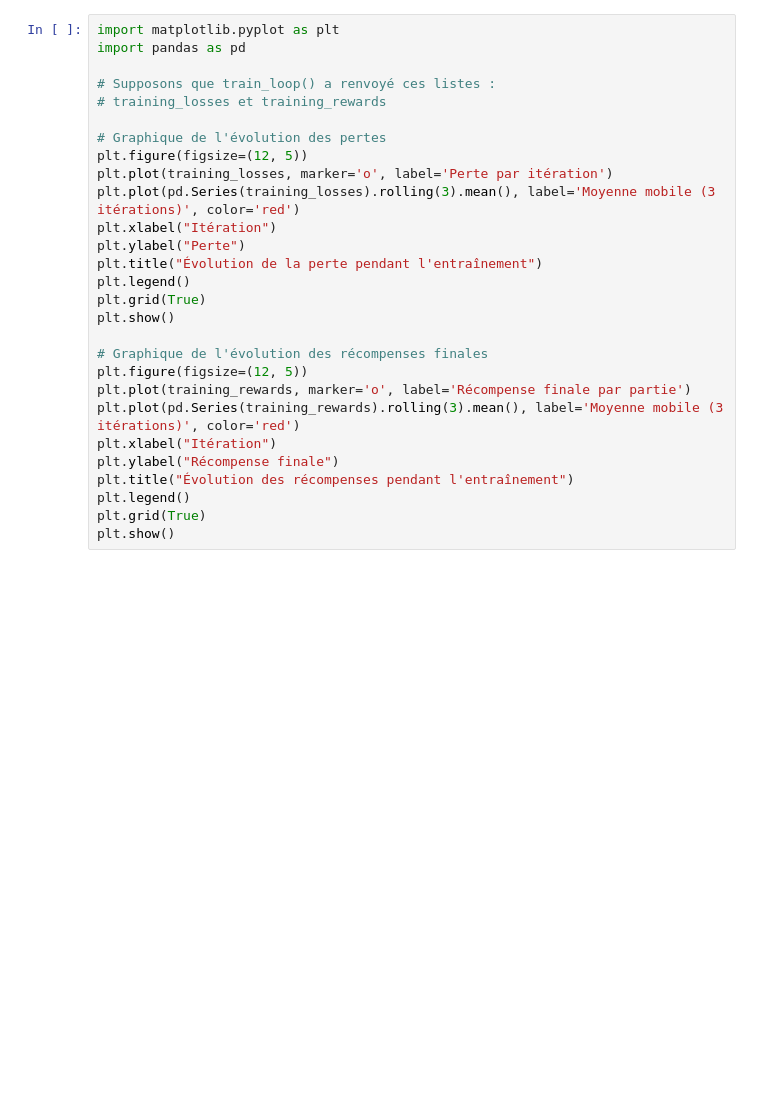
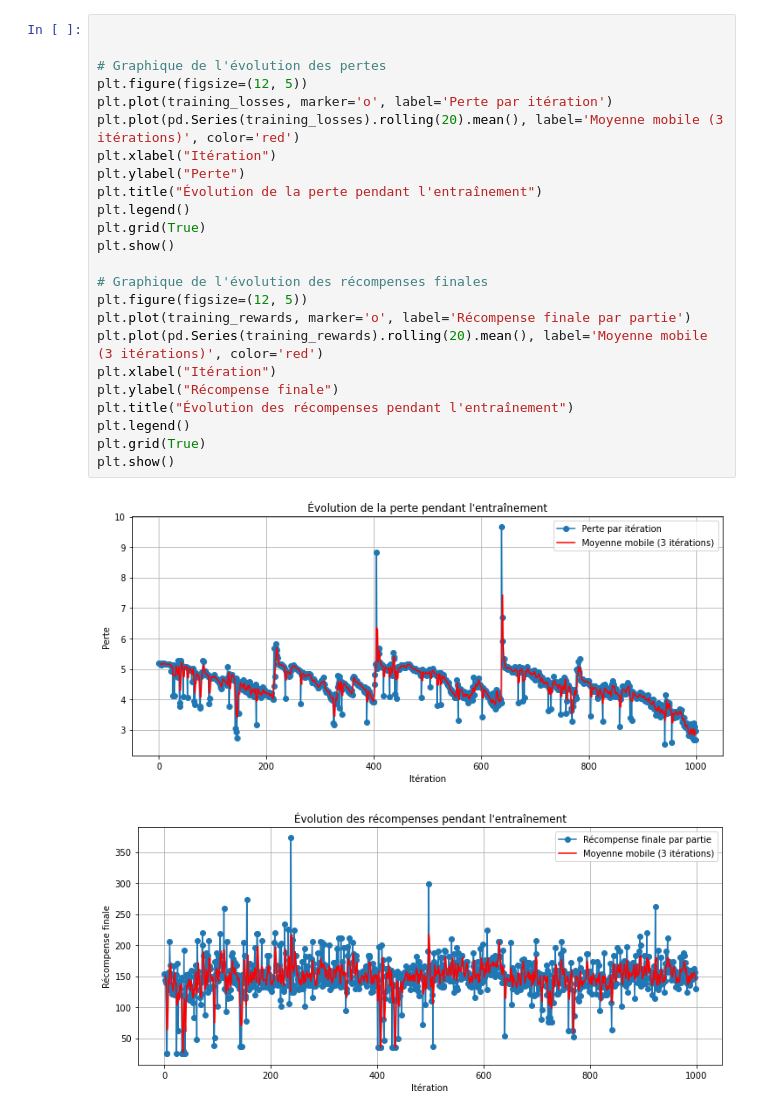
Before and after one commit to AubinSeptier/gymnasium-agents, a Jupyter notebook: src/main_ag.ipynb, the cells around one changed output. Saved outputs shown, nothing was run; the diff lists cells and outputs as text; blank space fills up the shorter version.

Commit message:
main to train alphazero

```diff
--- a/src/main_ag.ipynb
+++ b/src/main_ag.ipynb
@@ -343,29 +287,28 @@ def visualize_game(agent1, agent2, delay=0.5):
 # %%
-import matplotlib.pyplot as plt
-import pandas as pd
 
-# Supposons que train_loop() a renvoyé ces listes :
-# training_losses et training_rewards
 
 # Graphique de l'évolution des pertes
 plt.figure(figsize=(12, 5))
 plt.plot(training_losses, marker='o', label='Perte par itération')
-plt.plot(pd.Series(training_losses).rolling(3).mean(), label='Moyenne mobile (3 itérations)', color='red')
+plt.plot(pd.Series(training_losses).rolling(20).mean(), label='Moyenne mobile (3 itérations)', color='red')
 plt.xlabel("Itération")
 plt.ylabel("Perte")
 plt.title("Évolution de la perte pendant l'entraînement")
 plt.legend()
 plt.grid(True)
 plt.show()
 
 # Graphique de l'évolution des récompenses finales
 plt.figure(figsize=(12, 5))
 plt.plot(training_rewards, marker='o', label='Récompense finale par partie')
-plt.plot(pd.Series(training_rewards).rolling(3).mean(), label='Moyenne mobile (3 itérations)', color='red')
+plt.plot(pd.Series(training_rewards).rolling(20).mean(), label='Moyenne mobile (3 itérations)', color='red')
 plt.xlabel("Itération")
 plt.ylabel("Récompense finale")
 plt.title("Évolution des récompenses pendant l'entraînement")
 plt.legend()
 plt.grid(True)
 plt.show()
+# %% [output]
+[figure, added]
+[figure, added]
 # %%
```
Also changed, not shown: parts of 12 cells of this notebook.
